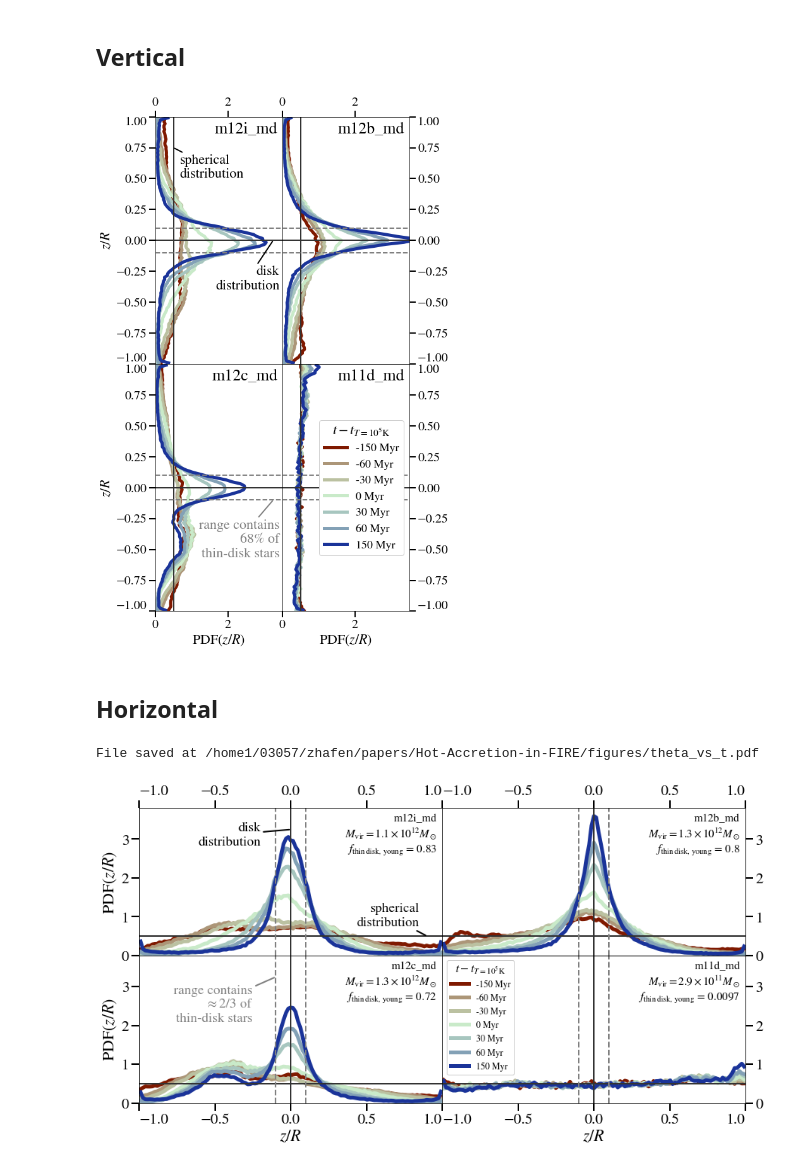
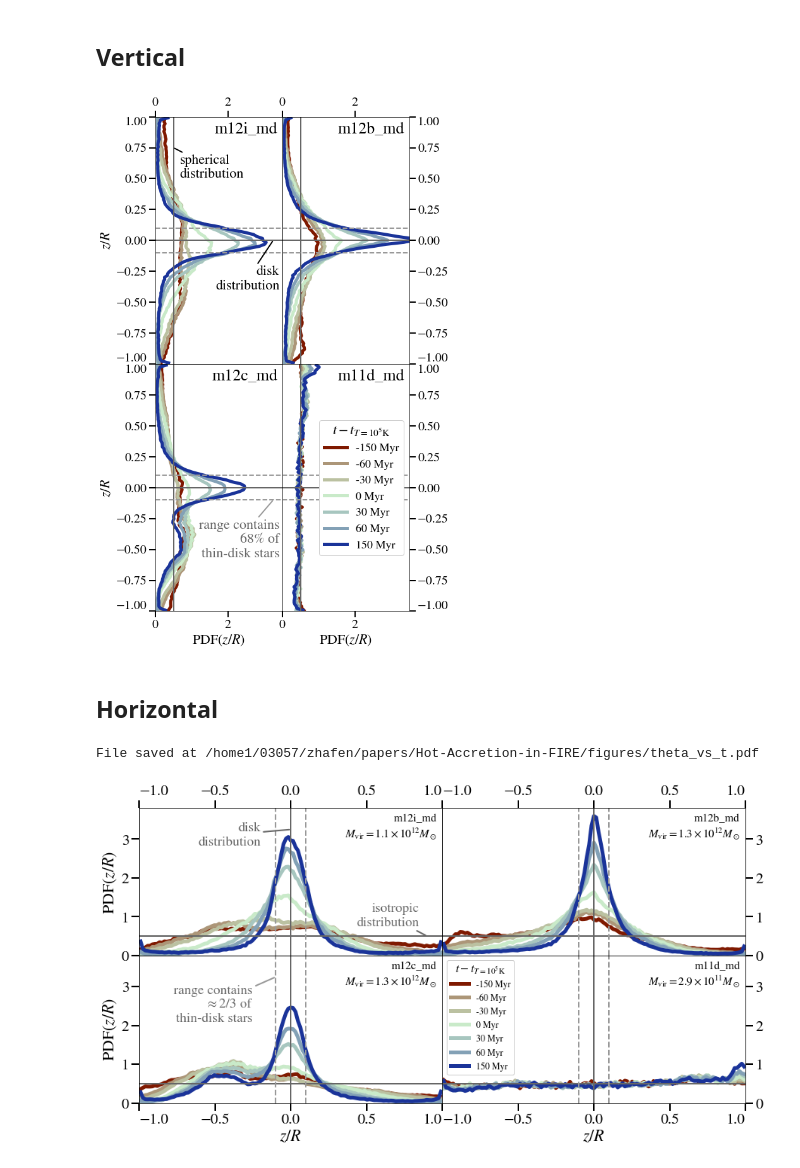
Before and after one commit to zhafen/Hot-Accretion-in-FIRE, a Jupyter notebook: analysis/combined.ipynb, the cells around one changed output. Saved outputs shown, nothing was run; the diff lists cells and outputs as text; code cells hidden in the pictures.

```diff
--- a/analysis/combined.ipynb
+++ b/analysis/combined.ipynb
@@ -128,7 +128,7 @@ for k, row in enumerate( sims_to_plot ):
         # Distribution curves
         ax.axvline(
             0.5,
-            color = '.2',
+            color = pm['background_linecolor'],
             linestyle = '-',
             linewidth = 2,
         )
@@ -138,7 +138,7 @@ for k, row in enumerate( sims_to_plot ):
 #         )
         ax.axhline(
             0.,
-            color = '.2',
+            color = pm['background_linecolor'],
             linestyle = '-',
             linewidth = 2,
         )
@@ -146,13 +146,13 @@ for k, row in enumerate( sims_to_plot ):
         # Comparison curves
         ax.axhline(
             pm['disk_costheta'],
-            color = '.5',
+            color = pm['lighter_background_linecolor'],
             linestyle = '--',
             linewidth = 2,
         )
         ax.axhline(
             -pm['disk_costheta'],
-            color = '.5',
+            color = pm['lighter_background_linecolor'],
             linestyle = '--',
             linewidth = 2,
         )
@@ -169,9 +169,9 @@ for k, row in enumerate( sims_to_plot ):
                 arrowprops = {
                     'arrowstyle': '-',
                     'lw': 2,
-                    'color': '.5',
+                    'color': pm['lighter_background_linecolor'],
                 },
-                color = '.5',
+                color = pm['background_linecolor'],
             )
 
         # Sim name label
@@ -245,7 +245,7 @@ for k, row in enumerate( sims_to_plot ):
 #     fig = fig,
 # )
 # %% [output]
-[figure, old version]
+[figure, new version]
 # %% [markdown]
 ## Horizontal
 # %%
@@ -313,7 +313,7 @@ for k, row in enumerate( sims_to_plot ):
         # Distribution curves
         ax.axhline(
             0.5,
-            color = '.2',
+            color = pm['background_linecolor'],
             linestyle = '-',
             linewidth = 2,
         )
@@ -323,7 +323,7 @@ for k, row in enumerate( sims_to_plot ):
 #         )
         ax.axvline(
             0.,
-            color = '.2',
+            color = pm['background_linecolor'],
             linestyle = '-',
             linewidth = 2,
         )
@@ -331,13 +331,13 @@ for k, row in enumerate( sims_to_plot ):
         # Comparison curves
         ax.axvline(
             pm['disk_costheta'],
-            color = '.5',
+            color = pm['lighter_background_linecolor'],
             linestyle = '--',
             linewidth = 2,
         )
         ax.axvline(
             -pm['disk_costheta'],
-            color = '.5',
+            color = pm['lighter_background_linecolor'],
             linestyle = '--',
             linewidth = 2,
         )
@@ -354,15 +354,15 @@ for k, row in enumerate( sims_to_plot ):
                 arrowprops = {
                     'arrowstyle': '-',
                     'lw': 2,
-                    'color': '.5',
+                    'color': pm['lighter_background_linecolor'],
                 },
-                color = '.5',
+                color = pm['background_linecolor'],
             )
 
         # Sim name label
         sim_label = sim
         sim_label += '\n' + r'$M_{\rm vir}=' + py2tex.to_tex_scientific_notation( mvir[sim], 2 ) +  r'M_\odot$'
-        sim_label += '\n' + r'$f_{\rm thin\,disk,\,young}$ = ' + '{:.2g}'.format( data['thin_disk_fraction_recent'][sim] )
+#         sim_label += '\n' + r'$f_{\rm thin\,disk,\,young}$ = ' + '{:.2g}'.format( data['thin_disk_fraction_recent'][sim] )
         ax.annotate(
             text = sim_label,
             xy = ( 1, 1 ),
@@ -380,7 +380,7 @@ for k, row in enumerate( sims_to_plot ):
         if ax.is_first_row() and ax.is_first_col():
             # line labels
             ax.annotate(
-                text = 'spherical\ndistribution',
+                text = 'isotropic\ndistribution',
                 xy = ( 0.9, 0.5 ),
                 xycoords = 'data',
                 xytext = ( -10, 10 ),
@@ -391,7 +391,9 @@ for k, row in enumerate( sims_to_plot ):
                 arrowprops = {
                     'arrowstyle': '-',
                     'lw': 2,
-                }
+                    'color': pm['background_linecolor'],
+                },
+                color = pm['background_linecolor'],
             )
             ax.annotate(
                 text = 'disk\ndistribution',
@@ -405,33 +407,35 @@ for k, row in enumerate( sims_to_plot ):
                 arrowprops = {
                     'arrowstyle': '-',
                     'lw': 2,
-                }
+                    'color':  pm['background_linecolor'],
+                },
+                color = pm['background_linecolor'],
             )
 
         if ax.is_last_row() and ax.is_last_col():
             ax.legend(
                 prop={'size': 12},
                 loc = 'upper left',
                 framealpha = 1,
                 title = r'$t - t_{T=10^5 {\rm K}}$',
                 title_fontsize = 16,
             )
 
         ax.set_xlim( -1., 1. )
         ax.set_ylim( 0, 3.8 )
 #         ax.set_ylim( 0., np.pi )
 
         if ax.is_last_row():
             ax.set_xlabel( r'$z/R$', fontsize=22 )
 
         if ax.is_first_col():
             ax.set_ylabel( r'PDF$(z/R)$', fontsize=22 )
 
 plotting.save_fig(
     out_dir = pm['figure_dir'],
     save_file = 'theta_vs_t.pdf',
     fig = fig,
 )
 # %% [output]
 File saved at /home1/03057/zhafen/papers/Hot-Accretion-in-FIRE/figures/theta_vs_t.pdf
-[figure, old version]
+[figure, new version]
```
Also changed, not shown: 5 other files.
